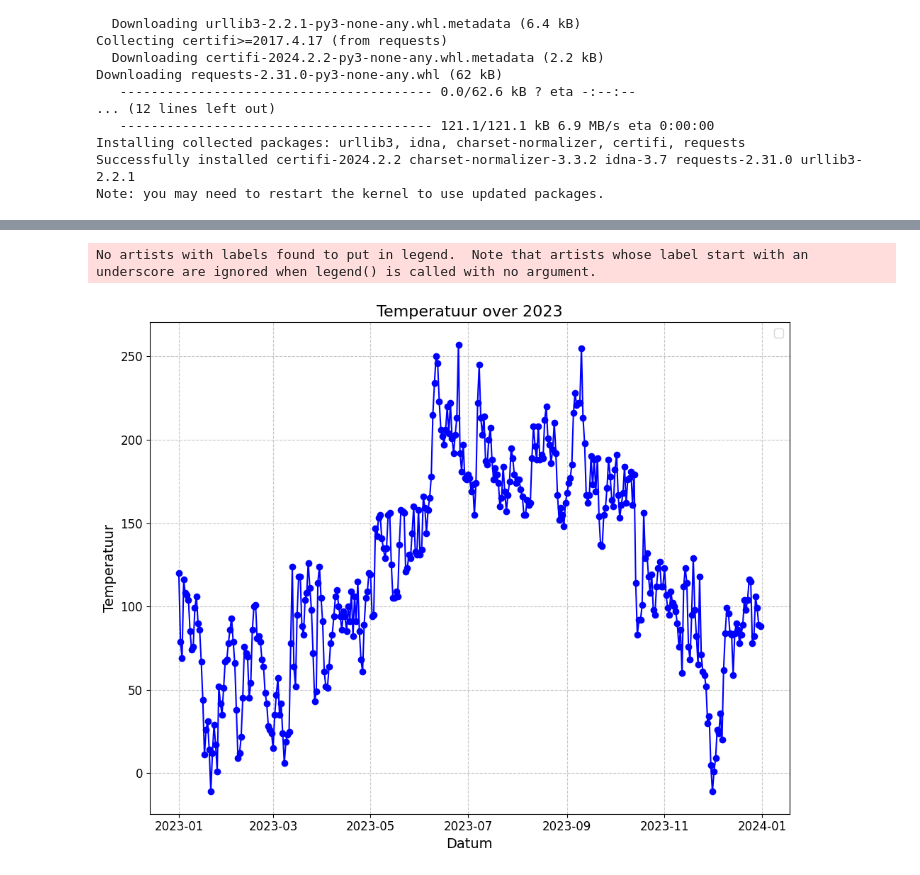
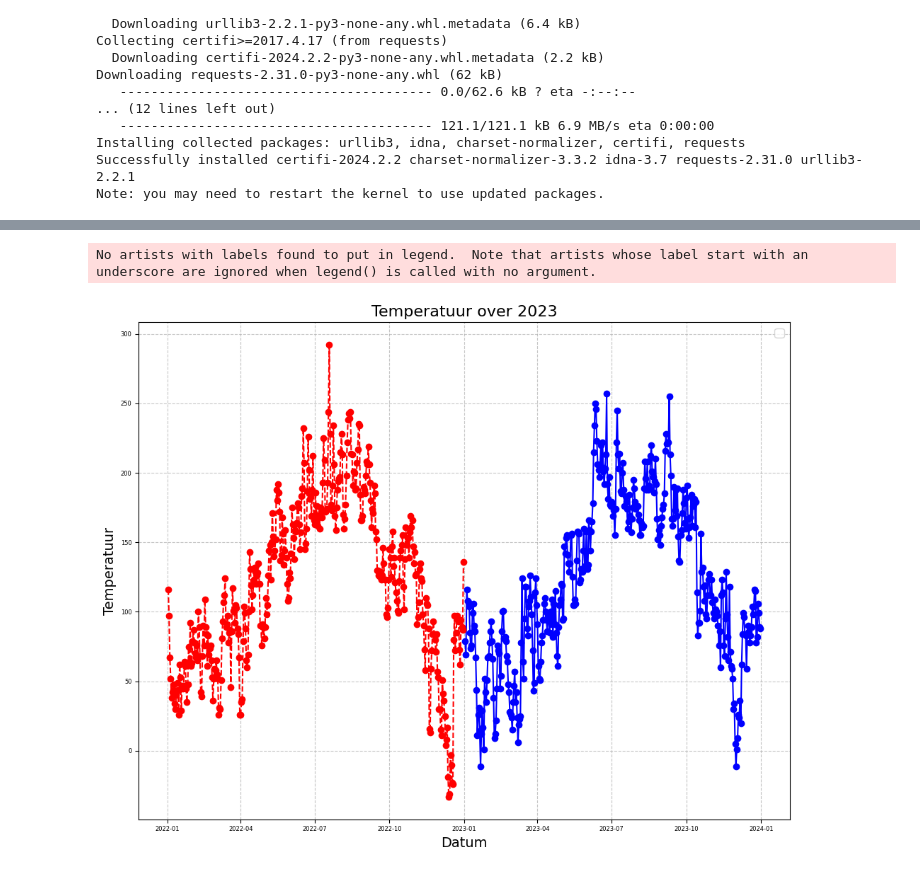
Before and after one commit to MrBr00d/weather_forecast, a Jupyter notebook: main.ipynb, the cells around one changed output, grey strips where cells are left out. Drawn from its saved outputs; the diff is of its cells as text; code cells hidden in the pictures.

```diff
--- a/main.ipynb
+++ b/main.ipynb
@@ -25,7 +25,7 @@ Note: you may need to restart the kernel to use updated packages.
 import requests
 url = "https://www.daggegevens.knmi.nl/klimatologie/daggegevens"
 
-params = {'start': '20230101', 'end': '20231231', 'stns':'344', 'vars':'TG', 'fmt':'json'}
+params = {'start': '20150101', 'end': '20231231', 'stns':'344', 'vars':'TG', 'fmt':'json'}
 
 weather_rotterdam_json = requests.get(url, params=params)
 
@@ -40,21 +40,24 @@ else:
 import pandas as pd
 pd.read_json(result)
 df = pd.read_json(result)
+df2023 = df.loc[df['date']>'20230101']
+df2022 = df.loc[(df['date']<'20230101') & (df['date']>'20220101')]
 # %%
 import matplotlib.pyplot as plt
 plt.figure(figsize=(10, 8))  # Figuurgrootte instellen
-plt.plot(df['date'], df['TG'], marker='o', linestyle='-', color='b')  # Plotgegevens instellen
+plt.plot(df2023['date'], df2023['TG'], marker='o', linestyle='-', color='b')
+plt.plot(df2022['date'], df2022['TG'], marker='o', linestyle='--', color='r')  # Plotgegevens instellen
 plt.title('Temperatuur over 2023', fontsize=16)  # Titel instellen
 plt.xlabel('Datum', fontsize=14)  # X-as label instellen
 plt.ylabel('Temperatuur', fontsize=14)  # Y-as label instellen
-plt.xticks(fontsize=12)  # X-as tick labels grootte instellen
-plt.yticks(fontsize=12)  # Y-as tick labels grootte instellen
+plt.xticks(fontsize=6)  # X-as tick labels grootte instellen
+plt.yticks(fontsize=6)  # Y-as tick labels grootte instellen
 plt.grid(True, linestyle='--', alpha=0.7)  # Raster toevoegen
 plt.legend(fontsize=12)  # Legenda toevoegen
 plt.tight_layout()  # Lay-out optimaliseren
 
 # Grafiek weergeven
 plt.show()
 # %% [output]
 No artists with labels found to put in legend.  Note that artists whose label start with an underscore are ignored when legend() is called with no argument.
-[figure, old version]
+[figure, new version]
```
Also changed, not shown: parts of 1 cell of this notebook.
